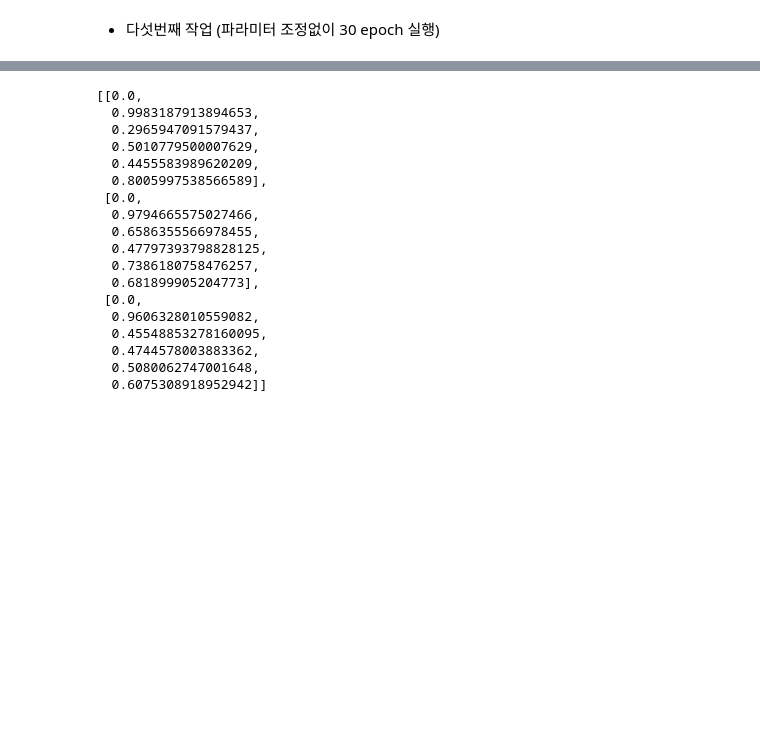
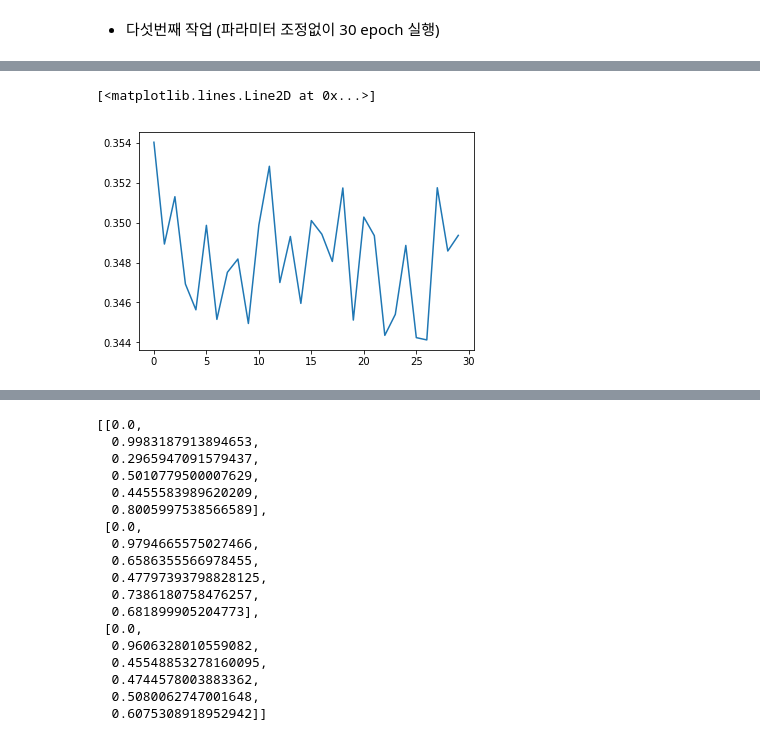
Before and after one commit to mullue/car-detect, a Jupyter notebook: car-detect.ipynb, the cells around one changed output, grey strips where cells are left out. Drawn from its saved outputs; the diff is of its cells as text; code cells hidden in the pictures; blank space fills up the shorter version.

```diff
--- a/car-detect.ipynb
+++ b/car-detect.ipynb
@@ -475,0 +481,8 @@ plt.plot(job_metric['value'])
+# %%
+from sagemaker.analytics import TrainingJobAnalytics
+latest_job_name = od_model.latest_training_job.job_name
+job_metric = TrainingJobAnalytics(training_job_name=latest_job_name, metric_names=['train:cross_entropy']).dataframe()
+plt.plot(job_metric['value'])
+# %% [output]
+[<matplotlib.lines.Line2D at 0x...>]
+[figure, added]
```
Also changed, not shown: parts of 45 cells of this notebook, 1 other file.
